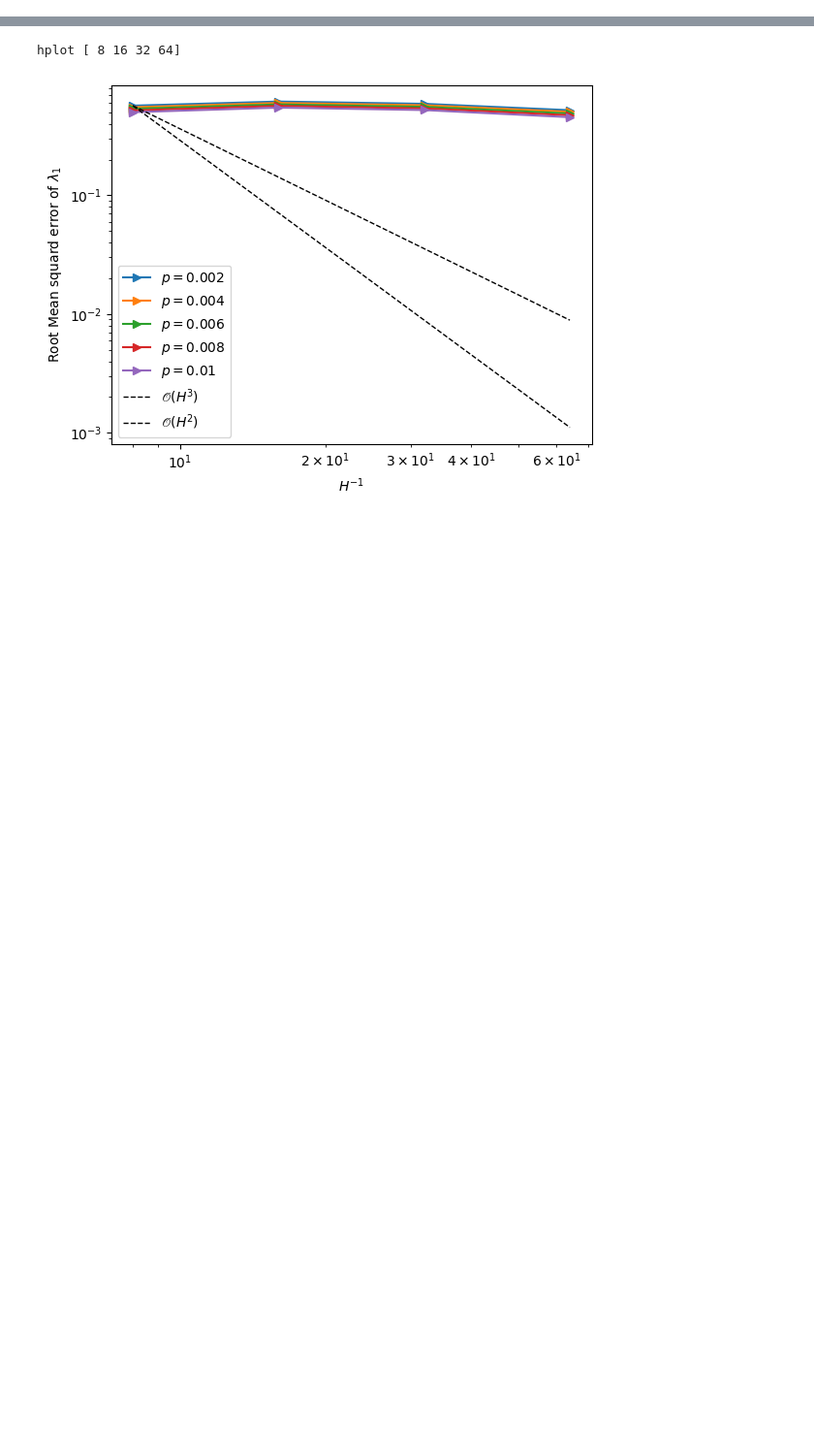
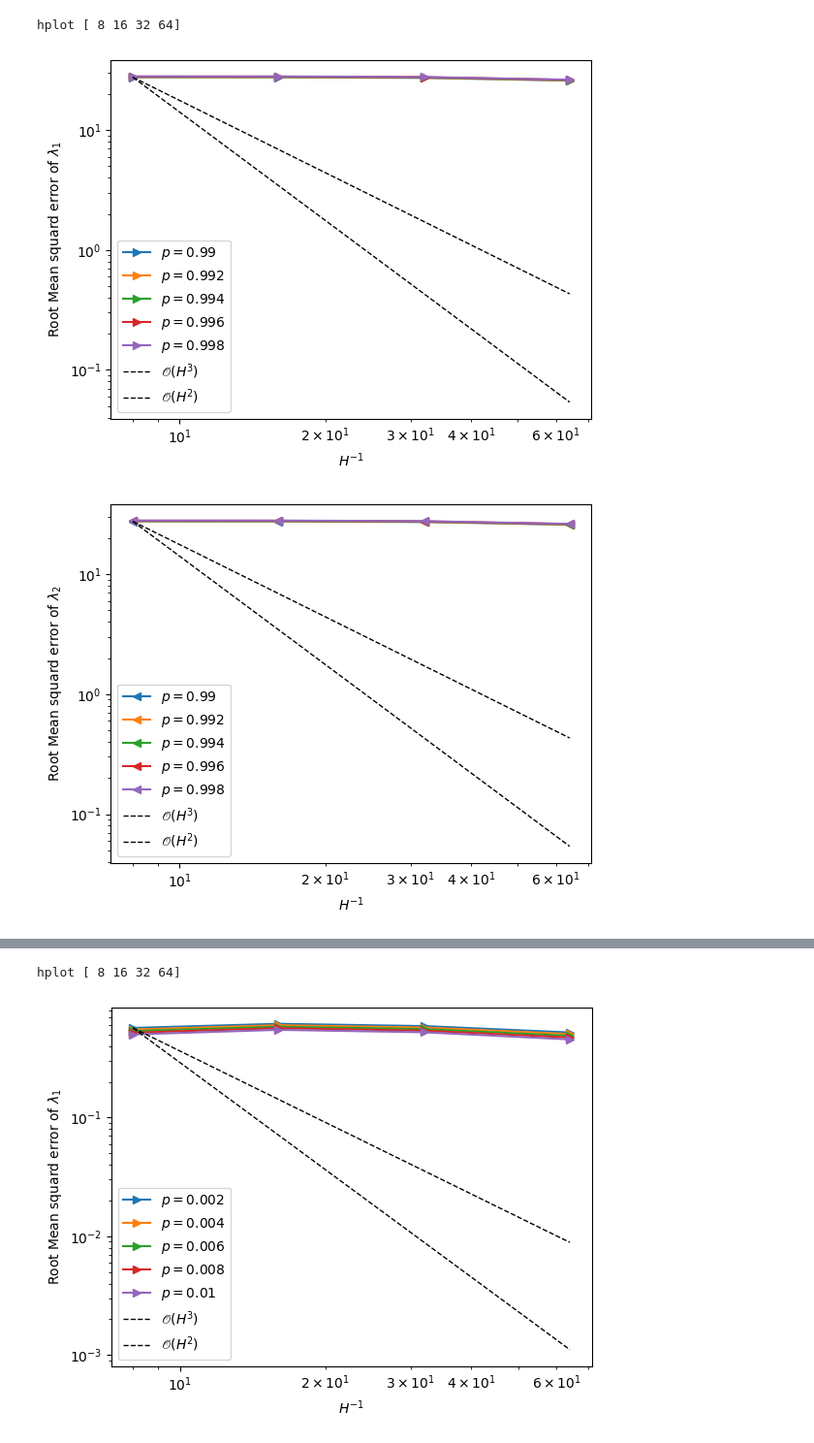
Before and after one commit to DKolombage/gridlod-random-perturbations, a Jupyter notebook: eigen_problem/E6_OLOD_2D_RE.ipynb, the cells around one changed output, grey strips where cells are left out. Shown at 97% size. Saved outputs shown, nothing was run; the diff lists cells and outputs as text; code cells hidden in the pictures; blank space fills up the shorter version.

```diff
--- a/eigen_problem/E6_OLOD_2D_RE.ipynb
+++ b/eigen_problem/E6_OLOD_2D_RE.ipynb
@@ -7,3 +7,28 @@ from convergence import *
 from with_FEM_MassMatrix import *
 from plots import *
 from Experimental_Order_Cvg import *
+# %%
+NFine = np.array([256,256])
+Nepsilon = np.array([128,128])
+NCoarse = np.array([4,4])
+k=3
+NSamples = 200
+dim = np.size(NFine)
+Neigen = 3
+alpha = 0.1
+beta = 1
+left = np.array([0.25, 0.25])
+right = np.array([0.75, 0.75])
+pList =  [0.99, 0.992,0.994,0.996,0.998]
+#pList = [0.04, 0.06, 0.08, 0.1, 0.12]
+#def_values = [alpha, 0.5, 5.]
+#modelincl = {'name': 'incl', 'bgval': alpha, 'inclval': beta, 'left': left, 'right': right}
+modelincl ={'name': 'check', 'alpha': alpha, 'beta': beta}
+np.random.seed(1)
+root = 'All_Data/OO_2D_randerasure/RC_as_RE/'
+# %%
+plots_cvg(root, H_Convergence=True, p_Convergence=True)
+# %% [output]
+hplot [ 8 16 32 64]
+[figure, added]
+[figure, added]
```
Also changed, not shown: parts of 9 cells of this notebook.
